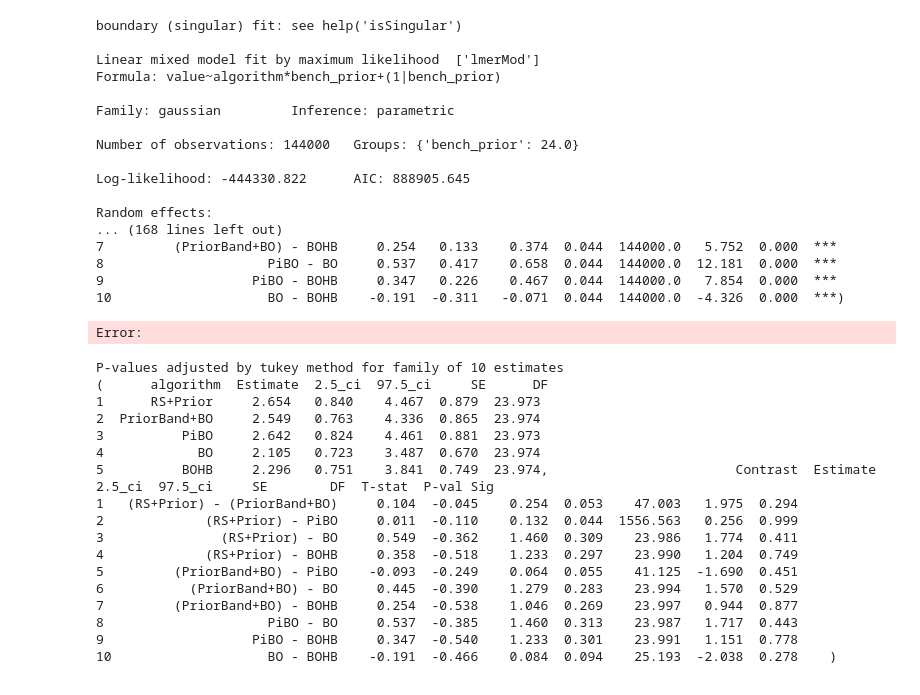
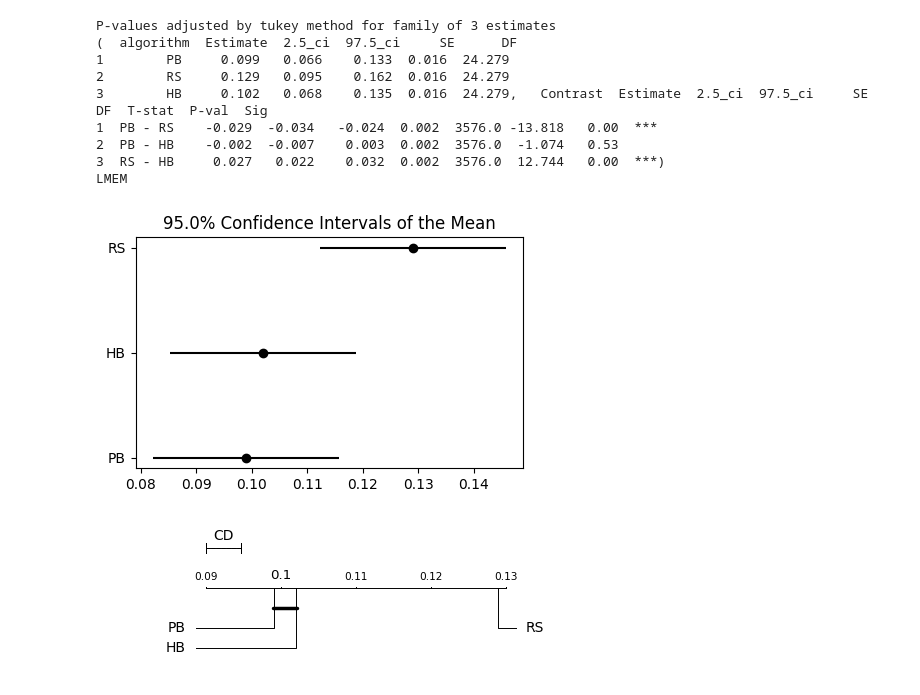
Before and after one commit to automl-private/significance_analysis, a Jupyter notebook: Thesis/testfield.ipynb, the cells around one changed output. Drawn from its saved outputs; the diff is of its cells as text; code cells hidden in the pictures.

```diff
--- a/Thesis/testfield.ipynb
+++ b/Thesis/testfield.ipynb
@@ -25,48 +25,23 @@ pd.set_option("display.max_rows", 5000)
 pd.set_option("display.max_columns", 5000)
 pd.set_option("display.width", 10000)
 # %%
-algorithm="algorithm";benchmark="bench_prior";seed="seed";budget="used_fidelity";loss="value"
-data=get_dataset(dataset_name="fig7_24_at25_bad_intsteps")
-mod_benchmark=model(formula=f"{loss}~{algorithm}*{benchmark}+(1|{benchmark})",data=data,system_id=algorithm,dummy=True)
-print(mod_benchmark.summary())
-print(mod_benchmark.ranef)
-print(mod_benchmark.post_hoc(algorithm))
+from models import cd_diagram, ci_plot
+algorithm="algorithm";benchmark="bench_prior";seed="seed";budget="used_fidelity";loss="normalized_regret"
+data=get_dataset(dataset_name="fig5_24_at25_bad_intsteps")
+mod_benchmark=model(formula=f"{loss}~{algorithm}+(1|{benchmark})",data=data.loc[data[budget]==8],system_id=algorithm,dummy=True)
+post=mod_benchmark.post_hoc(algorithm)
+print(post)
+ci_plot(post,False,5,"algorithm",None)
+cd_diagram(post,False,5,"algorithm",None)
 # %% [output]
-boundary (singular) fit: see help('isSingular')
-
-Linear mixed model fit by maximum likelihood  ['lmerMod']
-Formula: value~algorithm*bench_prior+(1|bench_prior)
-
-Family: gaussian         Inference: parametric
-
-Number of observations: 144000   Groups: {'bench_prior': 24.0}
-
-Log-likelihood: -444330.822      AIC: 888905.645
-
-Random effects:
-... (168 lines left out)
-7         (PriorBand+BO) - BOHB     0.254   0.133    0.374  0.044  144000.0   5.752  0.000  ***
-8                     PiBO - BO     0.537   0.417    0.658  0.044  144000.0  12.181  0.000  ***
-9                   PiBO - BOHB     0.347   0.226    0.467  0.044  144000.0   7.854  0.000  ***
-10                    BO - BOHB    -0.191  -0.311   -0.071  0.044  144000.0  -4.326  0.000  ***)
+P-values adjusted by tukey method for family of 3 estimates
+(  algorithm  Estimate  2.5_ci  97.5_ci     SE      DF
+1        PB     0.099   0.066    0.133  0.016  24.279
+2        RS     0.129   0.095    0.162  0.016  24.279
+3        HB     0.102   0.068    0.135  0.016  24.279,   Contrast  Estimate  2.5_ci  97.5_ci     SE      DF  T-stat  P-val  Sig
+1  PB - RS    -0.029  -0.034   -0.024  0.002  3576.0 -13.818   0.00  ***
+2  PB - HB    -0.002  -0.007    0.003  0.002  3576.0  -1.074   0.53
+3  RS - HB     0.027   0.022    0.032  0.002  3576.0  12.744   0.00  ***)
+LMEM
-Error:
+[figure, added]
+[figure, added]
-# %%
-print(mod_benchmark.post_hoc("algorithm"))
-# %% [output]
-P-values adjusted by tukey method for family of 10 estimates
-(      algorithm  Estimate  2.5_ci  97.5_ci     SE      DF
-1      RS+Prior     2.654   0.840    4.467  0.879  23.973
-2  PriorBand+BO     2.549   0.763    4.336  0.865  23.974
-3          PiBO     2.642   0.824    4.461  0.881  23.973
-4            BO     2.105   0.723    3.487  0.670  23.974
-5          BOHB     2.296   0.751    3.841  0.749  23.974,                        Contrast  Estimate  2.5_ci  97.5_ci     SE        DF  T-stat  P-val Sig
-1   (RS+Prior) - (PriorBand+BO)     0.104  -0.045    0.254  0.053    47.003   1.975  0.294
-2             (RS+Prior) - PiBO     0.011  -0.110    0.132  0.044  1556.563   0.256  0.999
-3               (RS+Prior) - BO     0.549  -0.362    1.460  0.309    23.986   1.774  0.411
-4             (RS+Prior) - BOHB     0.358  -0.518    1.233  0.297    23.990   1.204  0.749
-5         (PriorBand+BO) - PiBO    -0.093  -0.249    0.064  0.055    41.125  -1.690  0.451
-6           (PriorBand+BO) - BO     0.445  -0.390    1.279  0.283    23.994   1.570  0.529
-7         (PriorBand+BO) - BOHB     0.254  -0.538    1.046  0.269    23.997   0.944  0.877
-8                     PiBO - BO     0.537  -0.385    1.460  0.313    23.987   1.717  0.443
-9                   PiBO - BOHB     0.347  -0.540    1.233  0.301    23.991   1.151  0.778
-10                    BO - BOHB    -0.191  -0.466    0.084  0.094    25.193  -2.038  0.278    )
```
Also changed, not shown: parts of 2 cells of this notebook, 6 other files.
